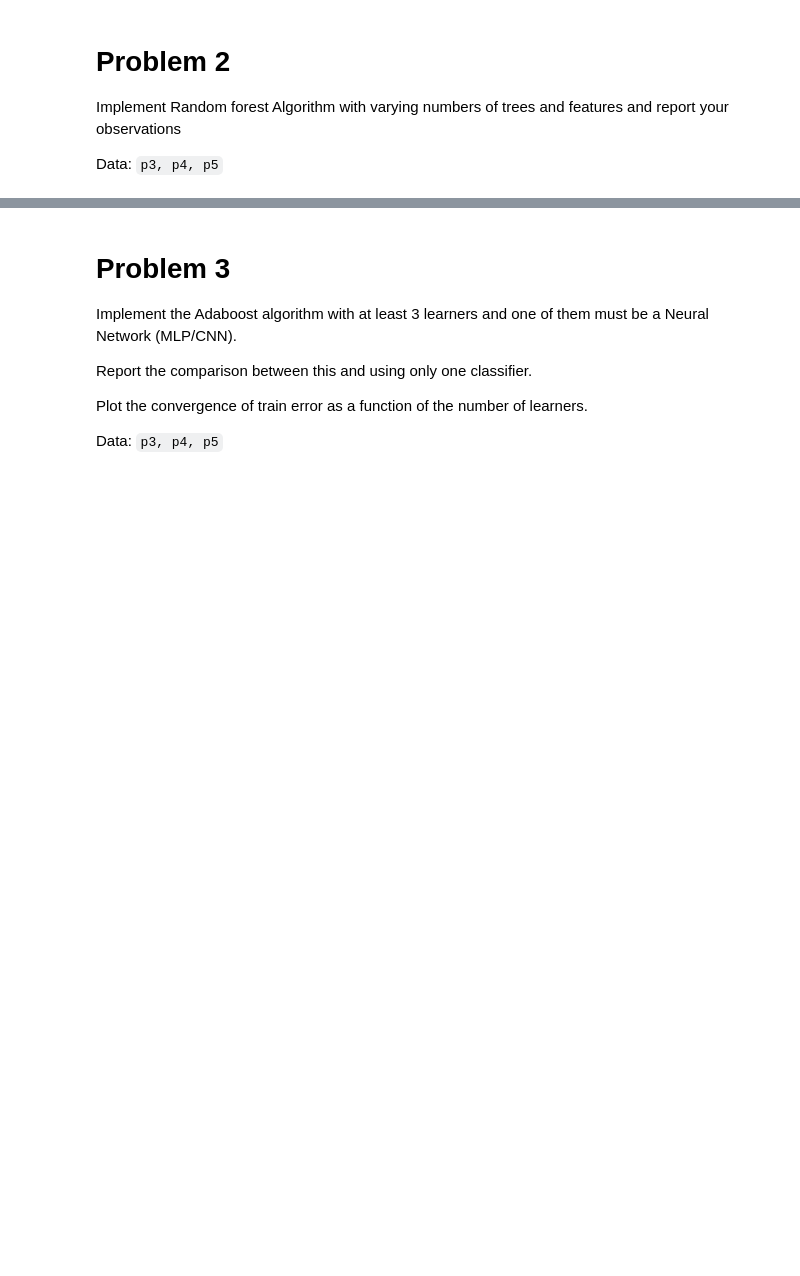
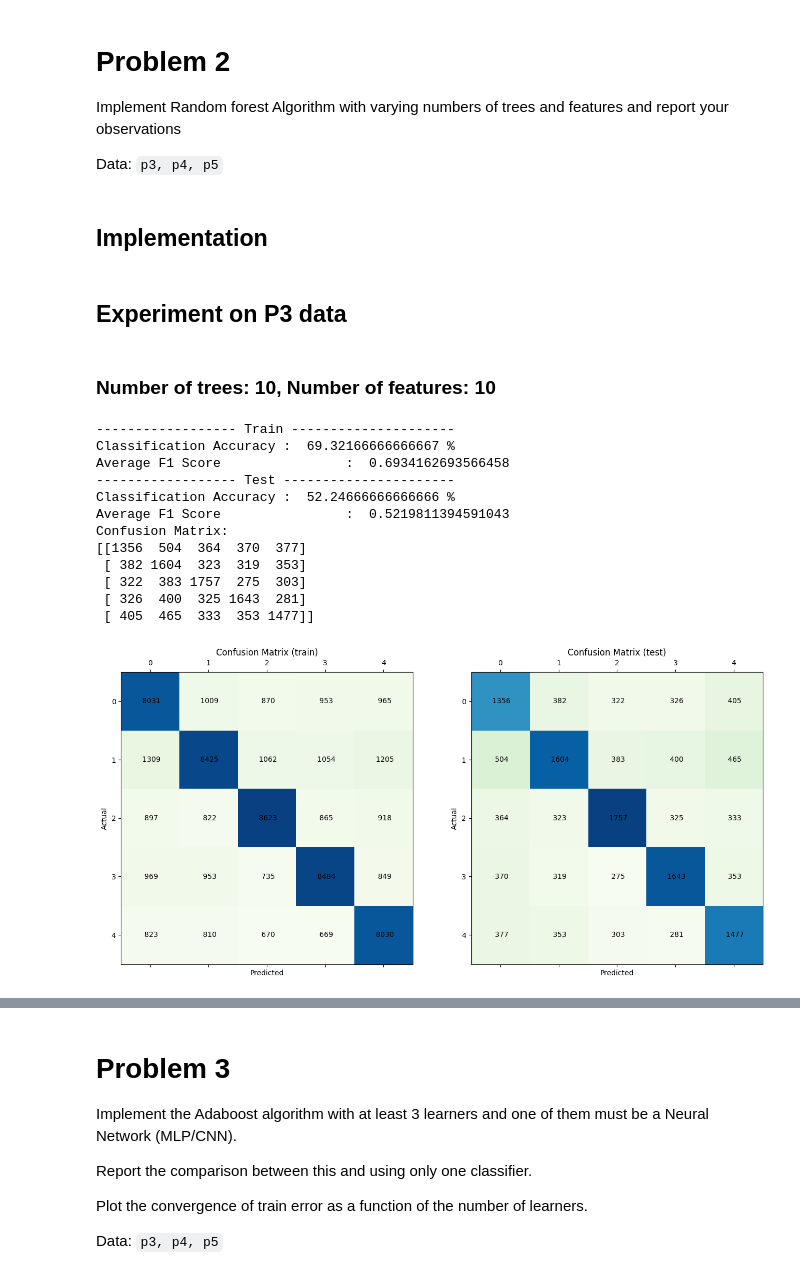
Before and after one commit to lokesh1197/PRNN-2023, a Jupyter notebook: Assignment3/solution.ipynb, the cells around one changed output, grey strips where cells are left out. Cells and saved outputs as stored; diff of their text form; code cells hidden in the pictures; blank space fills up the shorter version.

```diff
--- a/Assignment3/solution.ipynb
+++ b/Assignment3/solution.ipynb
@@ -265,10 +265,12 @@ def recommendedThresholds(col, y):
             b.append((a[i][0] + a[i - 1][0]) / 2)
     return b
 
-def recommendedSplit(X, y, impurity):
+def recommendedSplit(X, y, impurity, skip_features_idx=[]):
     best_impurity = 1e9
     best_split = None
     for i, col in enumerate(X.T):
+        if i in skip_features_idx:
+            continue
         ts = recommendedThresholds(col, y)
         for t in ts:
             left, right = y[col <= t], y[col > t]
@@ -287,13 +289,13 @@ recommendedSplit(p3["X"], p3["Y"], gini)
 # inner nodes are [i, t, left, right]
 # leaf node is a number (class label)
 # returns a tree in pre-order traversal format
-def buildTree(X, y, impurity, max_depth, depth=0):
+def buildTree(X, y, impurity, max_depth, depth=0, skip_features_idx=[]):
     if depth == max_depth:
         return [np.argmax(np.bincount(y))]
     if np.unique(y).size == 1:
         return [y[0]]
 
-    split = recommendedSplit(X, y, impurity)
+    split = recommendedSplit(X, y, impurity, skip_features_idx)
 
     if split is None:
         return [np.argmax(np.bincount(y))]
@@ -479,3 +481,47 @@ Confusion Matrix:
 Implement Random forest Algorithm with varying numbers of trees and features and report your observations
 
 Data: `p3, p4, p5`
+# %% [markdown]
+## Implementation
+# %%
+def bootstrap(X, Y):
+    n = len(X)
+    idx = np.random.choice(n, n, replace=False)
+    return X[idx], Y[idx]
+
+def random_forest(X, Y, n_trees=10, depth=5, impurity=gini, n_features=None):
+    trees = []
+    for _ in range(n_trees):
+        X_train, Y_train = bootstrap(X, Y)
+        idx = [] if n_features is None else np.random.choice(X_train.shape[1], X_train.shape[1] - n_features, replace=False)
+        trees.append(buildTree(X_train, Y_train, impurity, depth, skip_features_idx=idx))
+    return trees
+
+def predictForest(X, trees):
+    predictions = np.array([predictAll(X, tree) for tree in trees])
+    return np.array([np.bincount(prediction).argmax() for prediction in predictions.T])
+
+def predictForestProb(X, trees):
+    predictions = np.array([predictAll(X, tree) for tree in trees])
+    return np.array([np.bincount(prediction) / len(prediction) for prediction in predictions.T])
+# %% [markdown]
+## Experiment on P3 data
+# %% [markdown]
+### Number of trees: 10, Number of features: 10
+# %%
+trees = random_forest(p3["X"], p3["Y"], n_trees=10, depth=15, impurity=gini)
+metrics.print(predictForest(p3["X"], trees), p3["Y"], predictForest(p3["X_test"], trees), p3["Y_test"], visualize=True)
+# %% [output]
+------------------ Train ---------------------
+Classification Accuracy :  69.32166666666667 %
+Average F1 Score                :  0.6934162693566458
+------------------ Test ----------------------
+Classification Accuracy :  52.24666666666666 %
+Average F1 Score                :  0.5219811394591043
+Confusion Matrix:
+[[1356  504  364  370  377]
+ [ 382 1604  323  319  353]
+ [ 322  383 1757  275  303]
+ [ 326  400  325 1643  281]
+ [ 405  465  333  353 1477]]
+[figure, added]
```
Also changed, not shown: parts of 53 cells of this notebook, 1 other file.
